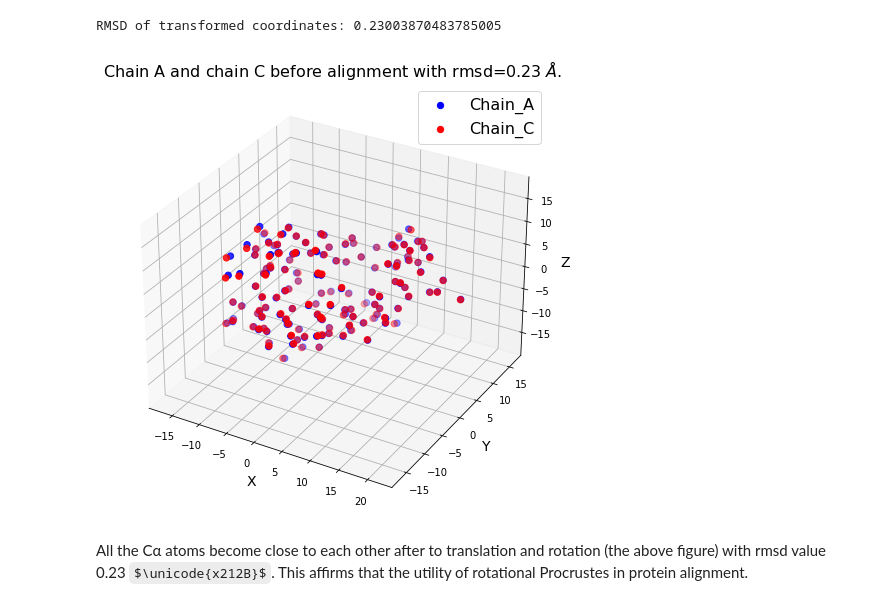
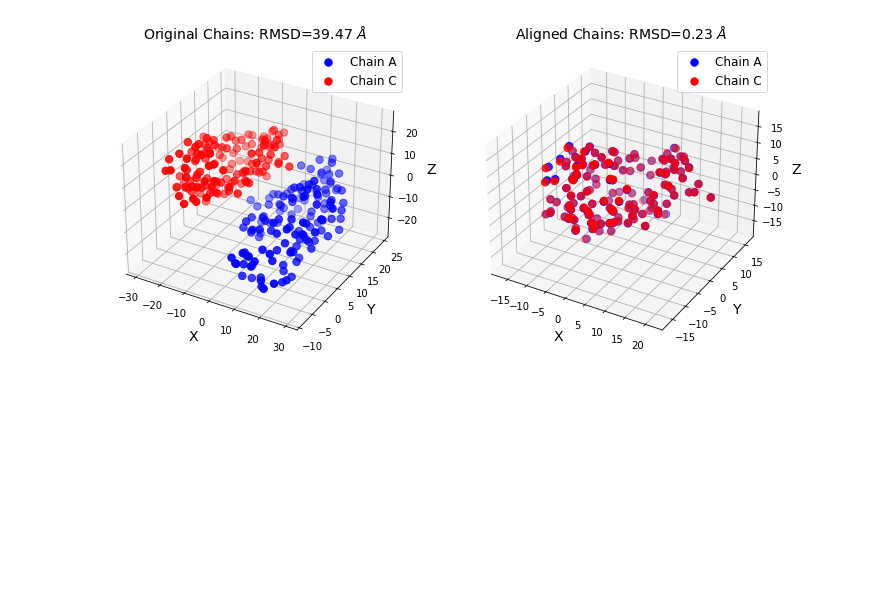
Before and after one commit to theochem/procrustes, a Jupyter notebook: doc/notebooks/Chemical_Structure_Alignment.ipynb, the cells around one changed output. Cells and saved outputs as stored; diff of their text form; code cells hidden in the pictures; some formulas as TeX source; blank space fills up the shorter version.

Commit message:
Update Chemical_Structure_Alignment.ipynb notebook

```diff
--- a/doc/notebooks/Chemical_Structure_Alignment.ipynb
+++ b/doc/notebooks/Chemical_Structure_Alignment.ipynb
@@ -135,19 +60,53 @@ ca_at = np.dot(result.new_a, result.t)
-# %%
-# now new_A is the array after rotation
-rmsd_after = np.sqrt(np.mean(np.sum((ca_at - result.new_b)**2, axis=1)))
-print("RMSD of transformed coordinates:", rmsd_after)
-# %% [output]
-RMSD of transformed coordinates: 0.23003870483785005
-# %%
-# plot the coordinates before alignment which reproduces Fig. (iii)
-plot_atom_coordinates(coords1=ca_at,
-                      coords2=result["new_b"],
-                      figsize=(8, 6),
-                      label1="Chain_A",
-                      label2="Chain_C",
-                      title="Chain A and chain C before alignment with rmsd={:0.2f} $\AA$.".format(rmsd_after))
-# %% [output]
-[figure, removed]
-# %% [markdown]
-All the Cα atoms become close to each other after to
-translation and rotation (the above figure) with rmsd value 0.23 $\unicode{x212B}$. This affirms that the utility of rotational Procrustes in protein alignment.
+# %%
+# Plot outputs of Procrustes
+
+import matplotlib.pyplot as plt
+
+fig = plt.figure(figsize=(12, 10))
+
+# =============
+# First subplot
+# =============
+# set up the axes for the first plot
+ax = fig.add_subplot(1, 2, 1, projection='3d')
+
+# coordinates of chains A & C (before alignment)
+coords1, coords2 = ca_a, ca_c
+title = "Original Chains: RMSD={:0.2f} $\AA$".format(rmsd_before)
+
+ax.scatter(xs=coords1[:, 0], ys=coords1[:, 1], zs=coords1[:, 2],
+           marker="o", color="blue", s=55, label="Chain A")
+ax.scatter(xs=coords2[:, 0], ys=coords2[:, 1], zs=coords2[:, 2],
+           marker="o", color="red", s=55, label="Chain C")
+
+ax.set_xlabel("X", fontsize=14)
+ax.set_ylabel("Y", fontsize=14)
+ax.set_zlabel("Z", fontsize=14)
+ax.legend(fontsize=12, loc="best")
+plt.title(title, fontsize=14)
+
+
+# ==============
+# Second subplot
+# ==============
+# set up the axes for the second plot
+ax = fig.add_subplot(1, 2, 2, projection='3d')
+
+# coordinates of chains A & C after translation and rotation
+coords1, coords2 = ca_at, result.new_b
+title="Aligned Chains: RMSD={:0.2f} $\AA$".format(rmsd_after)
+
+ax.scatter(xs=coords1[:, 0], ys=coords1[:, 1], zs=coords1[:, 2],
+           marker="o", color="blue", s=55, label="Chain A")
+ax.scatter(xs=coords2[:, 0], ys=coords2[:, 1], zs=coords2[:, 2],
+           marker="o", color="red", s=55, label="Chain C")
+
+ax.set_xlabel("X", fontsize=14)
+ax.set_ylabel("Y", fontsize=14)
+ax.set_zlabel("Z", fontsize=14)
+ax.legend(fontsize=12, loc="best")
+plt.title(title, fontsize=14)
+
+plt.show()
+# %% [output]
+[figure, added]
```
Also changed, not shown: parts of 17 cells of this notebook.
